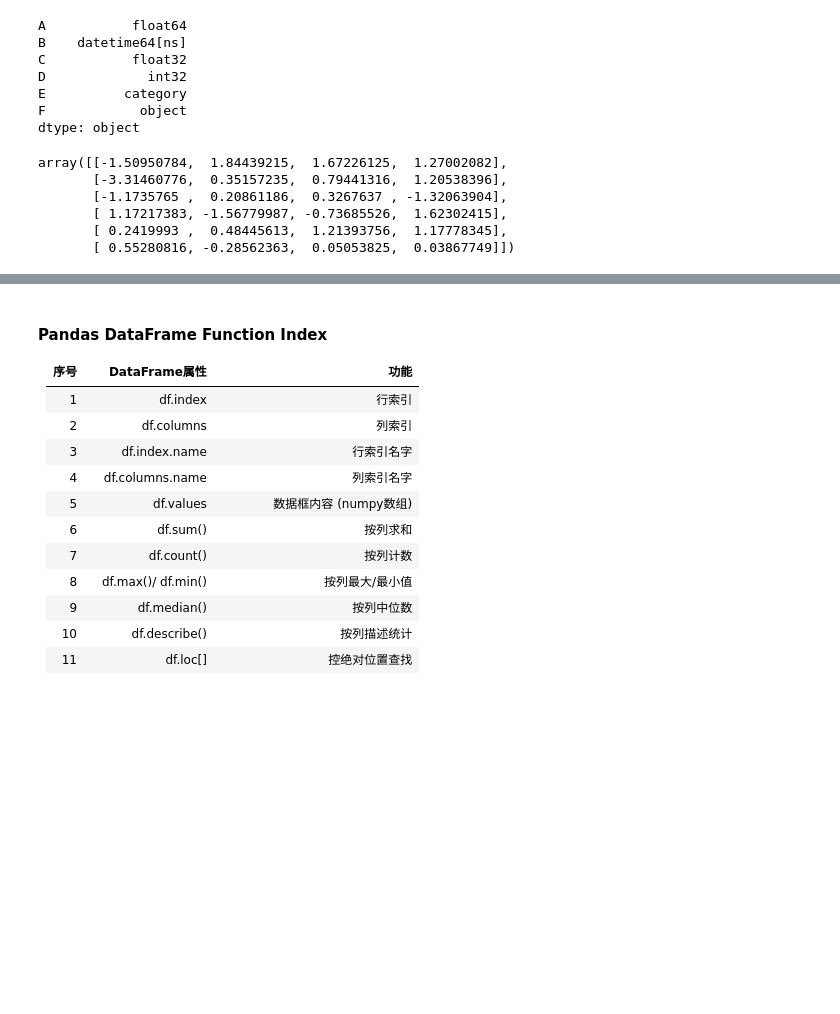
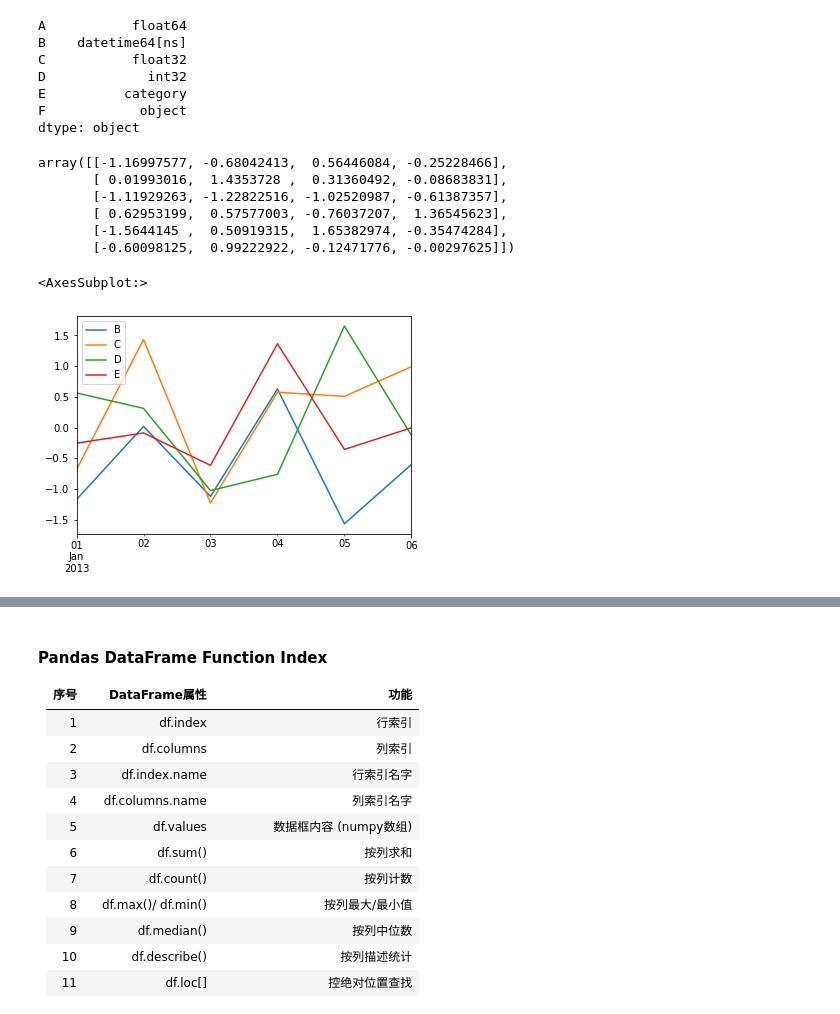
Before and after one commit to Maizehsu/PRP-2021-Summer, a Jupyter notebook: Code_xm/pandas_intro.ipynb, the cells around one changed output, grey strips where cells are left out. Cells and saved outputs as stored; diff of their text form; code cells hidden in the pictures; blank space fills up the shorter version.

Commit message:
Data visualization notes added

```diff
--- a/Code_xm/pandas_intro.ipynb
+++ b/Code_xm/pandas_intro.ipynb
@@ -148,12 +148,17 @@ E          category
 F            object
 dtype: object
 # %%
-df = df.to_numpy()
-df
+df.to_numpy()
 # %% [output]
-array([[-1.50950784,  1.84439215,  1.67226125,  1.27002082],
-       [-3.31460776,  0.35157235,  0.79441316,  1.20538396],
-       [-1.1735765 ,  0.20861186,  0.3267637 , -1.32063904],
-       [ 1.17217383, -1.56779987, -0.73685526,  1.62302415],
-       [ 0.2419993 ,  0.48445613,  1.21393756,  1.17778345],
-       [ 0.55280816, -0.28562363,  0.05053825,  0.03867749]])
+array([[-1.16997577, -0.68042413,  0.56446084, -0.25228466],
+       [ 0.01993016,  1.4353728 ,  0.31360492, -0.08683831],
+       [-1.11929263, -1.22822516, -1.02520987, -0.61387357],
+       [ 0.62953199,  0.57577003, -0.76037207,  1.36545623],
+       [-1.5644145 ,  0.50919315,  1.65382974, -0.35474284],
+       [-0.60098125,  0.99222922, -0.12471776, -0.00297625]])
+# %%
+import matplotlib as plt
+df.plot()
+# %% [output]
+<AxesSubplot:>
+[figure, added]
```
Also changed, not shown: parts of 3 cells of this notebook.
